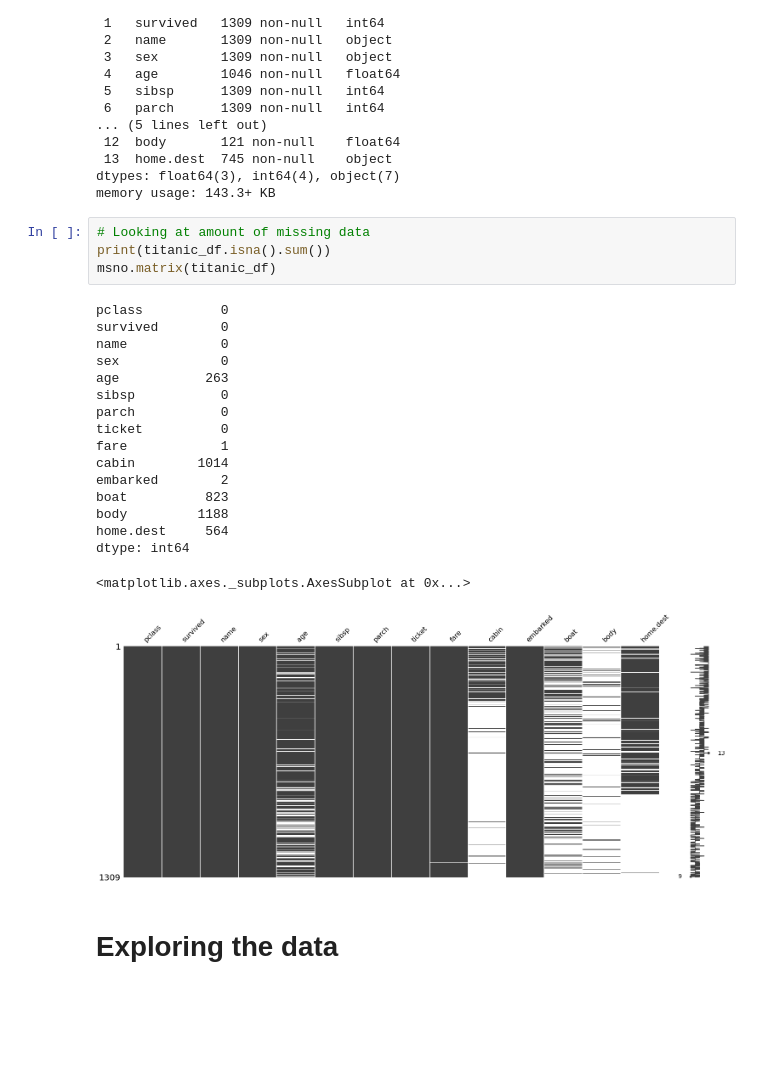
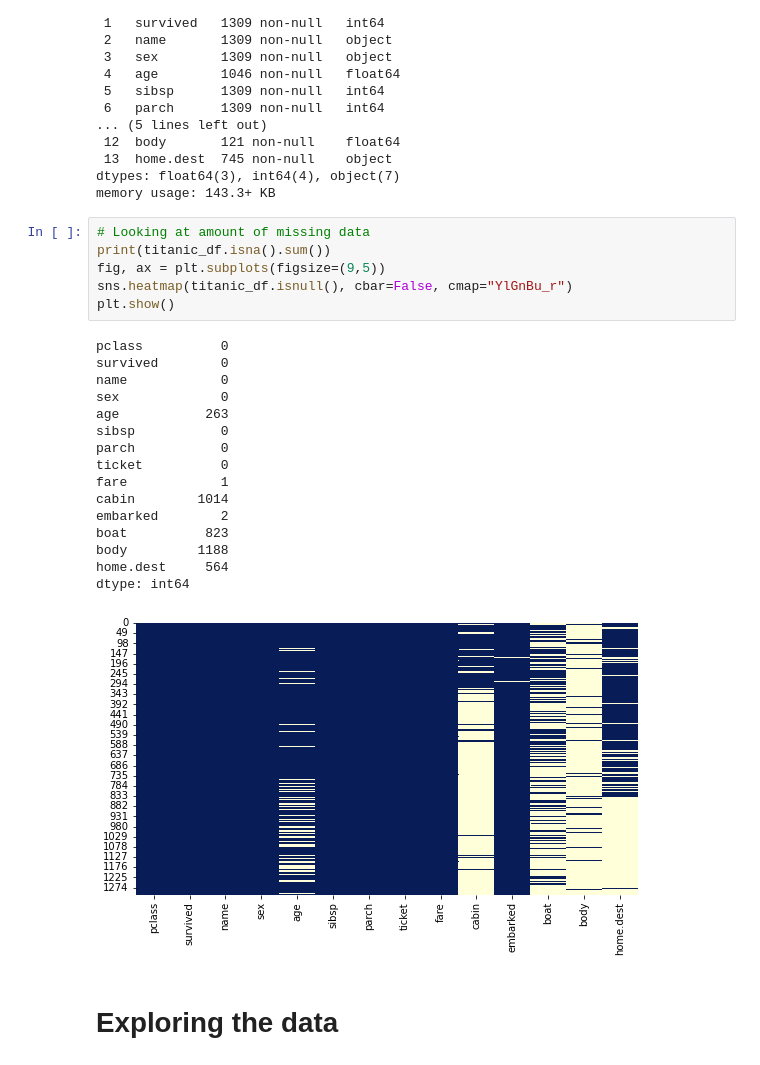
Before and after one commit to kimco2/Titanic_survival_predictions, a Jupyter notebook: Titanic_data_setup.ipynb, the cells around one changed output. Drawn from its saved outputs; the diff is of its cells as text; blank space fills up the shorter version.

```diff
--- a/Titanic_data_setup.ipynb
+++ b/Titanic_data_setup.ipynb
@@ -44,25 +41,26 @@ memory usage: 143.3+ KB
 # %%
 # Looking at amount of missing data
 print(titanic_df.isna().sum())
-msno.matrix(titanic_df)
+fig, ax = plt.subplots(figsize=(9,5))
+sns.heatmap(titanic_df.isnull(), cbar=False, cmap="YlGnBu_r")
+plt.show()
 # %% [output]
 pclass          0
 survived        0
 name            0
 sex             0
 age           263
 sibsp           0
 parch           0
 ticket          0
 fare            1
 cabin        1014
 embarked        2
 boat          823
 body         1188
 home.dest     564
 dtype: int64
-<matplotlib.axes._subplots.AxesSubplot at 0x...>
-[figure, old version]
+[figure, new version]
 # %% [markdown]
 # Exploring the data
 # %%
```
Also changed, not shown: parts of 61 cells of this notebook.
